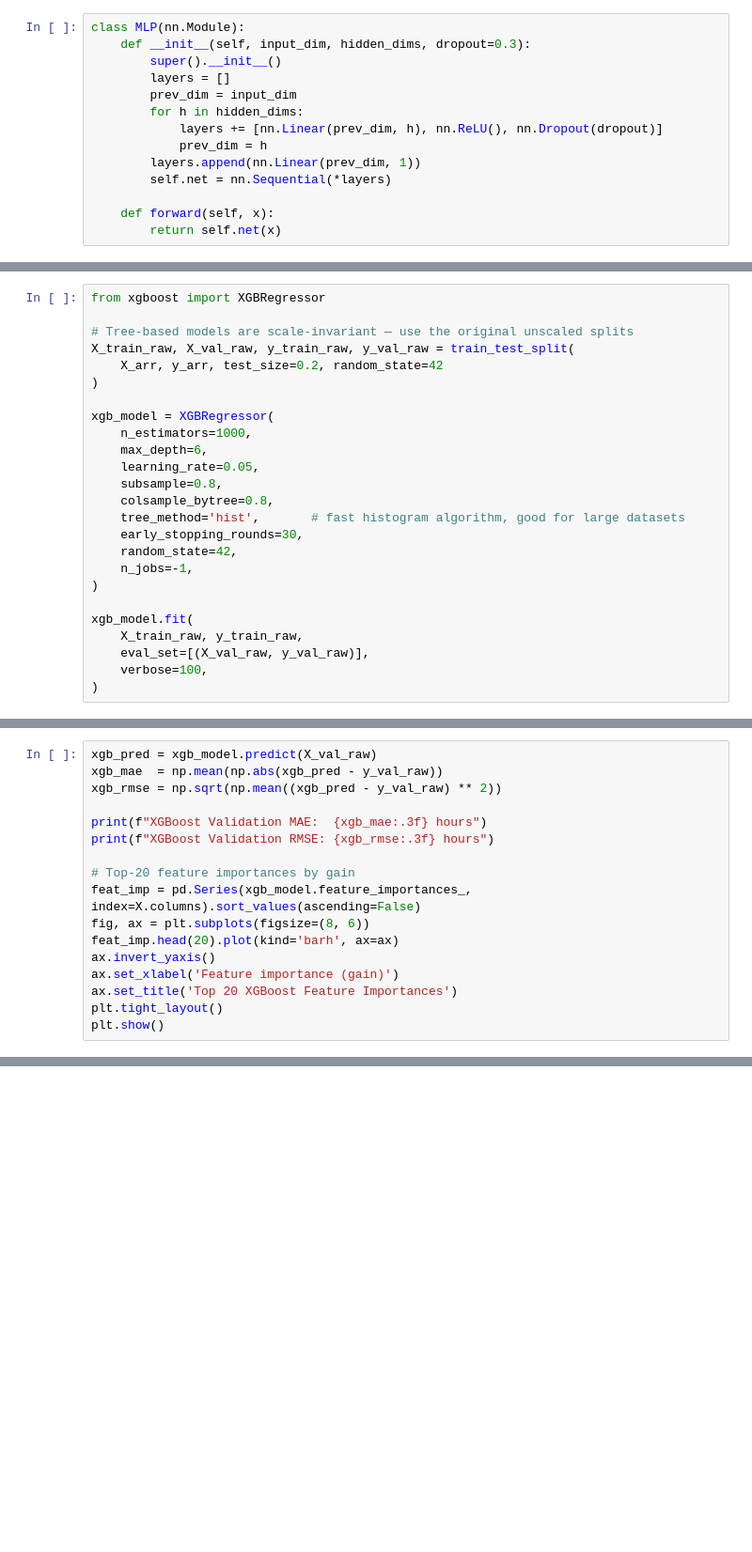
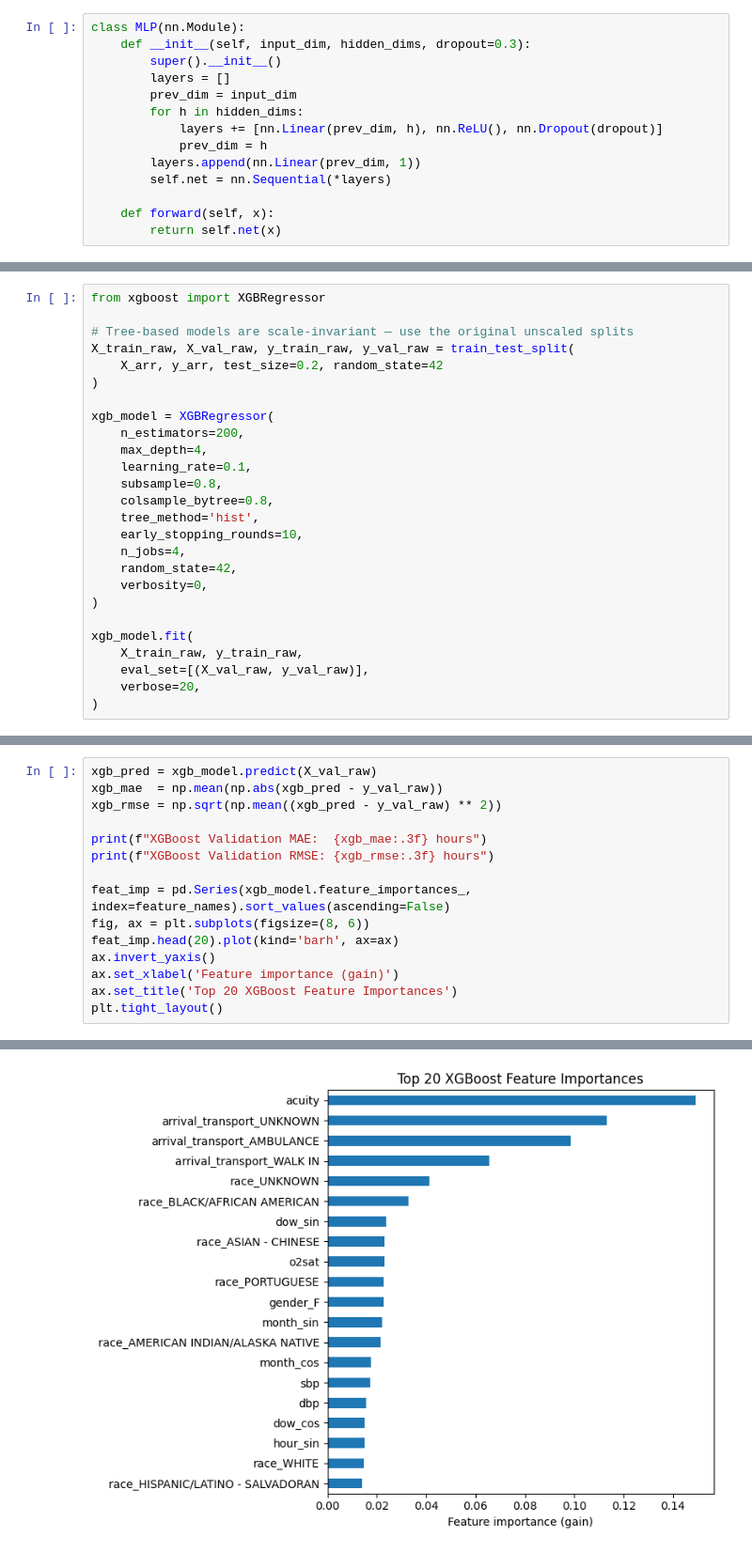
Before and after one commit to alicoppe/deep-learning-imputation, a Jupyter notebook: notebooks/mika/length_of_stay_prediction.ipynb, the cells around one changed output, grey strips where cells are left out. Shown at 94% size. Saved outputs shown, nothing was run; the diff lists cells and outputs as text; blank space fills up the shorter version.

```diff
--- a/notebooks/mika/length_of_stay_prediction.ipynb
+++ b/notebooks/mika/length_of_stay_prediction.ipynb
@@ -369,19 +391,20 @@ X_train_raw, X_val_raw, y_train_raw, y_val_raw = train_test_split(
 )
 
 xgb_model = XGBRegressor(
-    n_estimators=1000,
-    max_depth=6,
-    learning_rate=0.05,
+    n_estimators=200,
+    max_depth=4,
+    learning_rate=0.1,
     subsample=0.8,
     colsample_bytree=0.8,
-    tree_method='hist',       # fast histogram algorithm, good for large datasets
-    early_stopping_rounds=30,
+    tree_method='hist',
+    early_stopping_rounds=10,
+    n_jobs=4,
     random_state=42,
-    n_jobs=-1,
+    verbosity=0,
 )
 
 xgb_model.fit(
     X_train_raw, y_train_raw,
     eval_set=[(X_val_raw, y_val_raw)],
-    verbose=100,
+    verbose=20,
 )
@@ -393,12 +433,11 @@ xgb_rmse = np.sqrt(np.mean((xgb_pred - y_val_raw) ** 2))
 print(f"XGBoost Validation MAE:  {xgb_mae:.3f} hours")
 print(f"XGBoost Validation RMSE: {xgb_rmse:.3f} hours")
 
-# Top-20 feature importances by gain
-feat_imp = pd.Series(xgb_model.feature_importances_, index=X.columns).sort_values(ascending=False)
+feat_imp = pd.Series(xgb_model.feature_importances_, index=feature_names).sort_values(ascending=False)
 fig, ax = plt.subplots(figsize=(8, 6))
 feat_imp.head(20).plot(kind='barh', ax=ax)
 ax.invert_yaxis()
 ax.set_xlabel('Feature importance (gain)')
 ax.set_title('Top 20 XGBoost Feature Importances')
 plt.tight_layout()
-plt.show()
+# %% [output]
@@ -404,0 +446 @@ plt.show()
+[figure, added]
```
Also changed, not shown: parts of 11 cells of this notebook.
